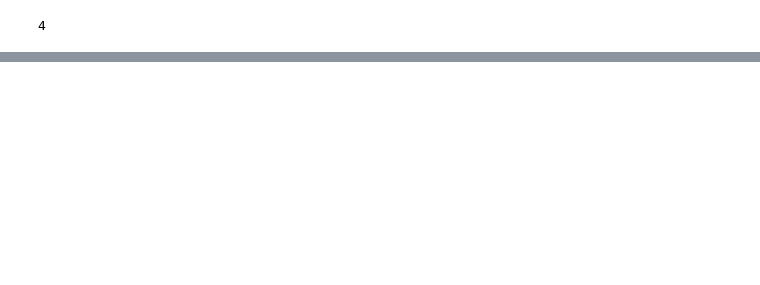
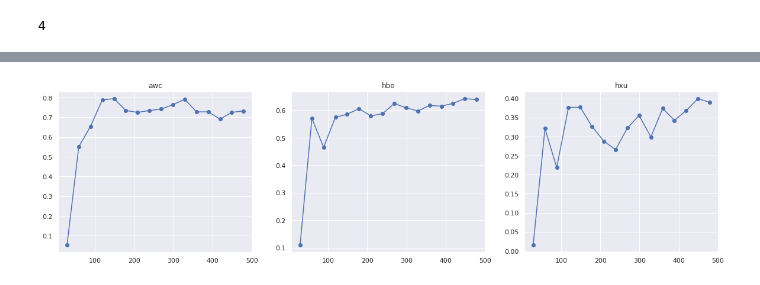
Before and after one commit to MIchaelKa/detect-flood-water, a Jupyter notebook: detect-flood-water-cv.ipynb, the cells around one changed output, grey strips where cells are left out. Cells and saved outputs as stored; diff of their text form; code cells hidden in the pictures; blank space fills up the shorter version.

```diff
--- a/detect-flood-water-cv.ipynb
+++ b/detect-flood-water-cv.ipynb
@@ -187,0 +285,4 @@ TypeError: 'function' object is not subscriptable
+# %%
+show_valid_score_by_flood(train_info)
+# %% [output]
+[figure, added]
```
Also changed, not shown: parts of 38 cells of this notebook, 1 other file.
